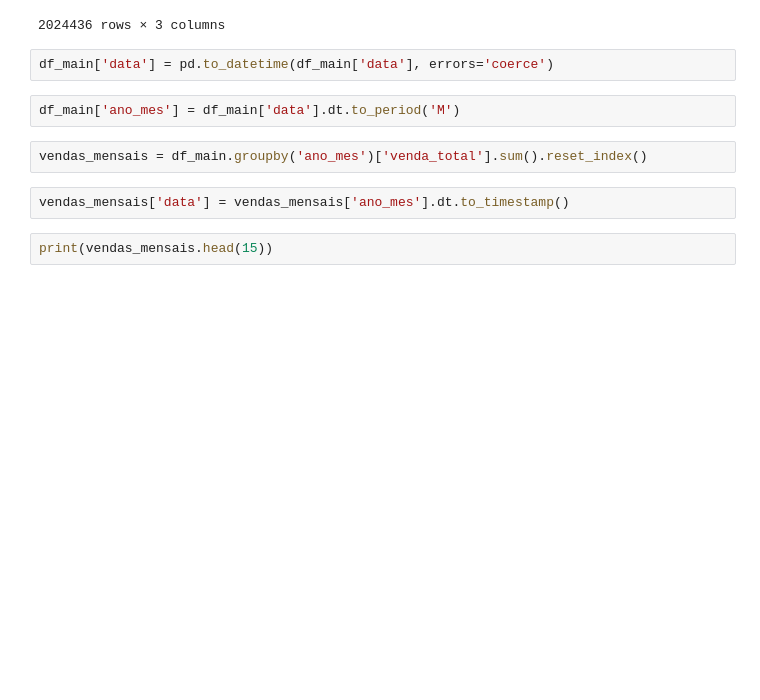
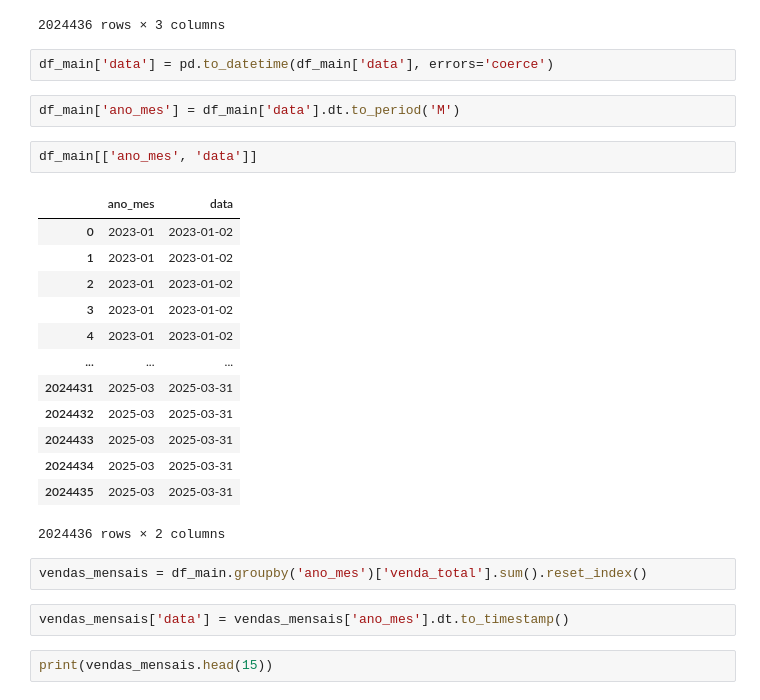
Before and after one commit to dingosin/brincadados, a Jupyter notebook: analisedados.ipynb, the cells around one changed output. Saved outputs shown, nothing was run; the diff lists cells and outputs as text; blank space fills up the shorter version.

```diff
--- a/analisedados.ipynb
+++ b/analisedados.ipynb
@@ -787,6 +750,22 @@ df_main[['venda_total', 'preco', 'quantidade']]
 df_main['data'] = pd.to_datetime(df_main['data'], errors='coerce')
 # %%
 df_main['ano_mes'] = df_main['data'].dt.to_period('M')
+# %%
+df_main[['ano_mes', 'data']]
+# %% [output]
+|  | ano_mes | data |
+| 0 | 2023-01 | 2023-01-02 |
+| 1 | 2023-01 | 2023-01-02 |
+| 2 | 2023-01 | 2023-01-02 |
+| 3 | 2023-01 | 2023-01-02 |
+| 4 | 2023-01 | 2023-01-02 |
+| ... | ... | ... |
+| 2024431 | 2025-03 | 2025-03-31 |
+| 2024432 | 2025-03 | 2025-03-31 |
+| 2024433 | 2025-03 | 2025-03-31 |
+| 2024434 | 2025-03 | 2025-03-31 |
+| 2024435 | 2025-03 | 2025-03-31 |
+2024436 rows × 2 columns
 # %%
 vendas_mensais = df_main.groupby('ano_mes')['venda_total'].sum().reset_index()
 # %%
```
Also changed, not shown: parts of 11 cells of this notebook.
